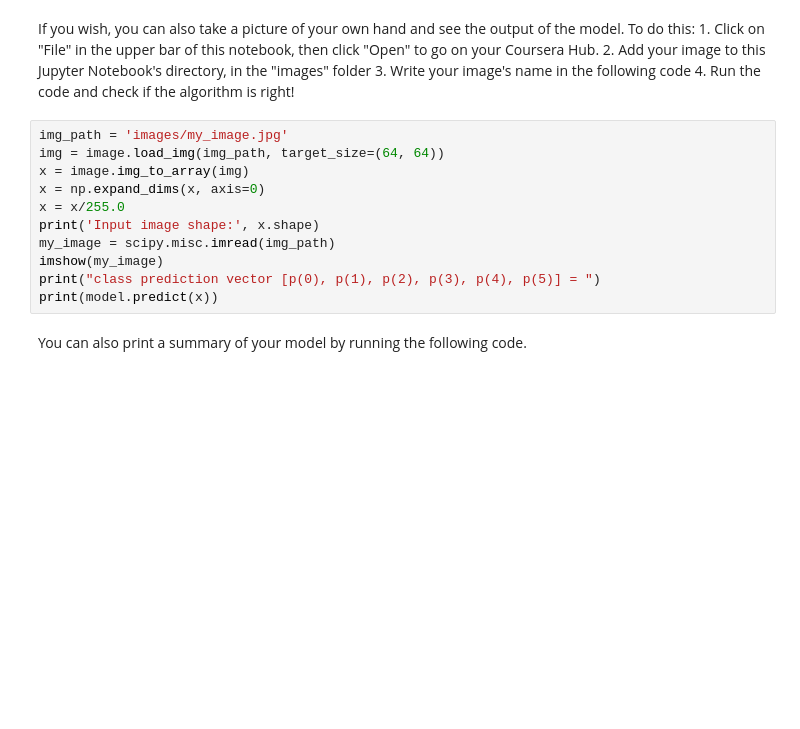
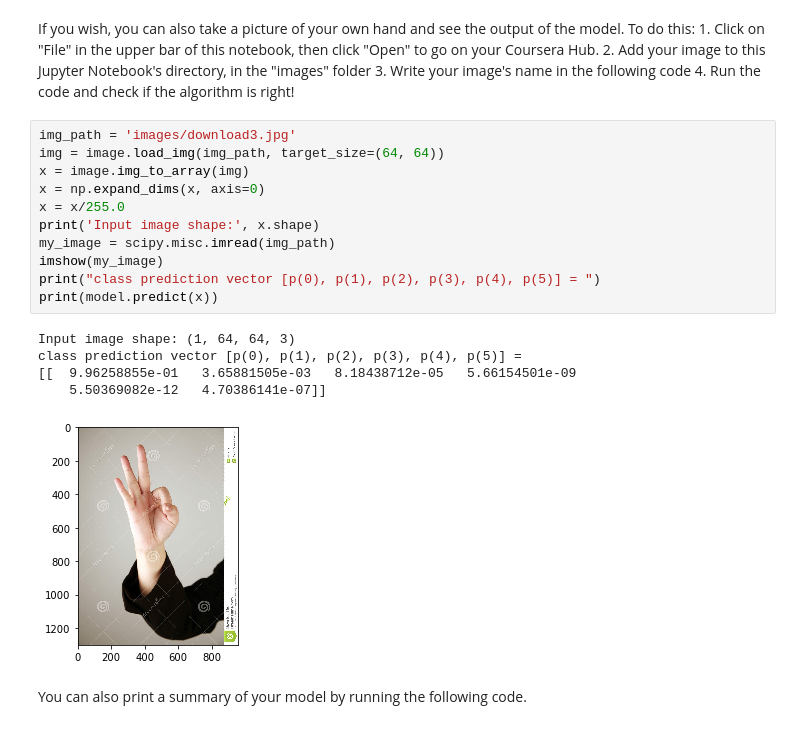
Before and after one commit to LIMON100/Convolution-Neural-Networks-Coursera, a Jupyter notebook: Week 2/Residual_Networks_LM.ipynb, the cells around one changed output. Saved outputs shown, nothing was run; the diff lists cells and outputs as text; blank space fills up the shorter version.

```diff
--- a/Week 2/Residual_Networks_LM.ipynb
+++ b/Week 2/Residual_Networks_LM.ipynb
@@ -533,16 +558,22 @@ If you wish, you can also take a picture of your own hand and see the output of
     3. Write your image's name in the following code
     4. Run the code and check if the algorithm is right!
 # %%
-img_path = 'images/my_image.jpg'
+img_path = 'images/download3.jpg'
 img = image.load_img(img_path, target_size=(64, 64))
 x = image.img_to_array(img)
 x = np.expand_dims(x, axis=0)
 x = x/255.0
 print('Input image shape:', x.shape)
 my_image = scipy.misc.imread(img_path)
 imshow(my_image)
 print("class prediction vector [p(0), p(1), p(2), p(3), p(4), p(5)] = ")
 print(model.predict(x))
+# %% [output]
+Input image shape: (1, 64, 64, 3)
+class prediction vector [p(0), p(1), p(2), p(3), p(4), p(5)] =
+[[  9.96258855e-01   3.65881505e-03   8.18438712e-05   5.66154501e-09
+    5.50369082e-12   4.70386141e-07]]
+[figure, added]
 # %% [markdown]
 You can also print a summary of your model by running the following code.
 # %%
```
Also changed, not shown: parts of 10 cells of this notebook.
